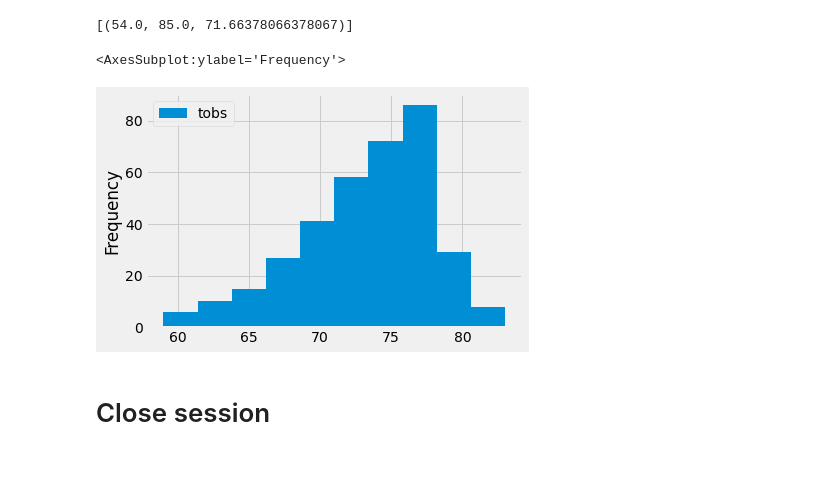
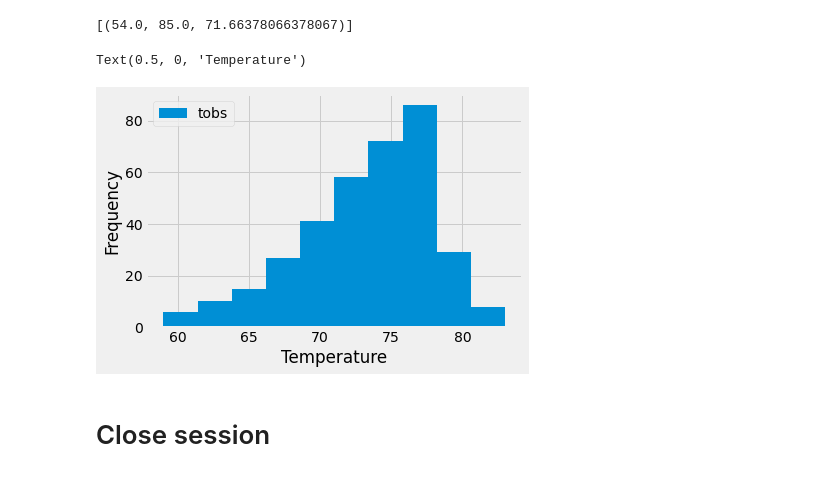
Before and after one commit to geofftm/sqlalchemy-challenge, a Jupyter notebook: climate_starter.ipynb, the cells around one changed output. Drawn from its saved outputs; the diff is of its cells as text; code cells hidden in the pictures.

```diff
--- a/climate_starter.ipynb
+++ b/climate_starter.ipynb
@@ -174,21 +174,22 @@ session.query(func.min(Measurement.tobs),
 # %%
 # Using the most active station id
 # Query the last 12 months of temperature observation data
 #for this station and plot the results as a histogram
 
 year_most_active_station = session.query(Measurement.date, Measurement.tobs)\
 .filter(Measurement.date >= '2016-08-23').filter(Measurement.date <= '2017-08-23').\
 filter(Measurement.station == 'USC00519281').all()
 
 df = pd.DataFrame(year_most_active_station).dropna()
 
+
 df.head(50)
 
 df.plot.hist()
-# plt.xlabel("Temperature")
+plt.xlabel("Temperature")
 # %% [output]
-<AxesSubplot:ylabel='Frequency'>
+Text(0.5, 0, 'Temperature')
-[figure, old version]
+[figure, new version]
 # %% [markdown]
 # Close session
 # %%
```
Also changed, not shown: 1 other file.
